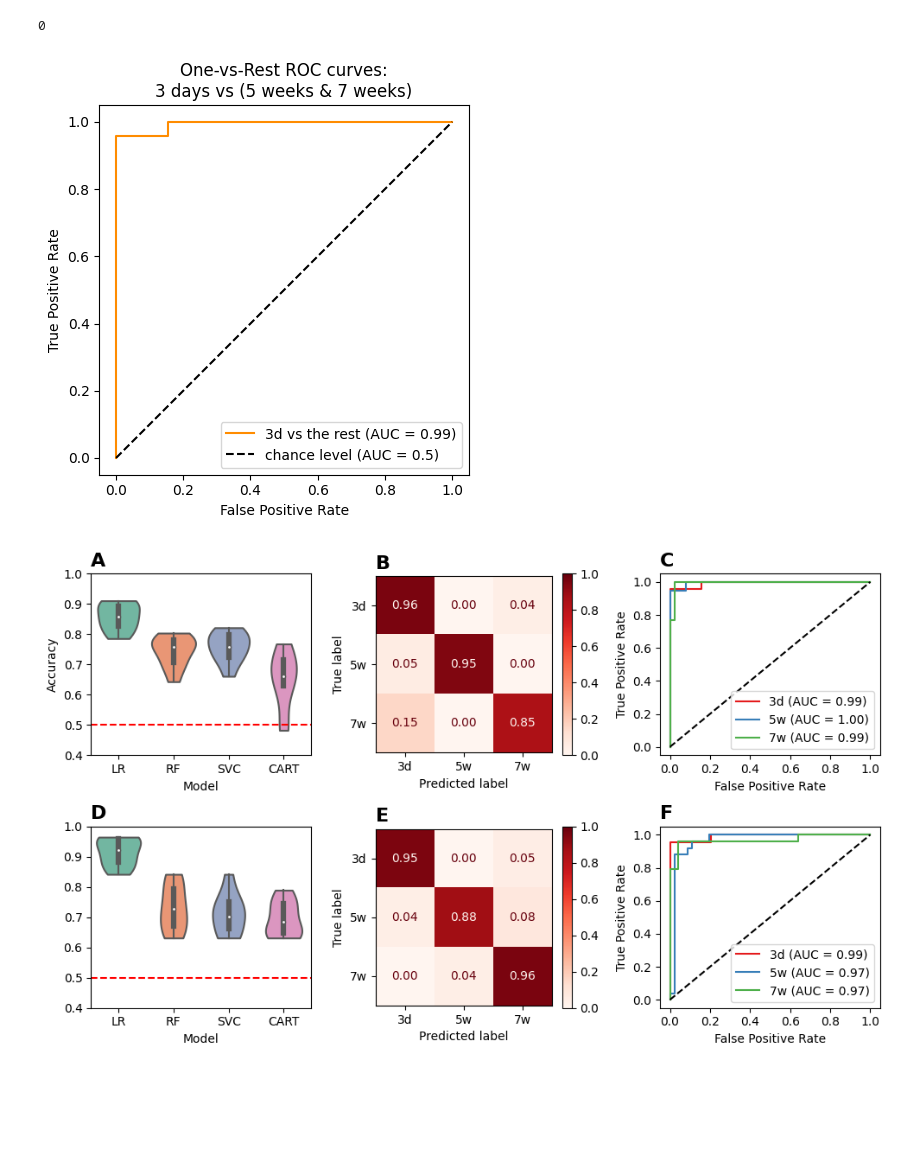
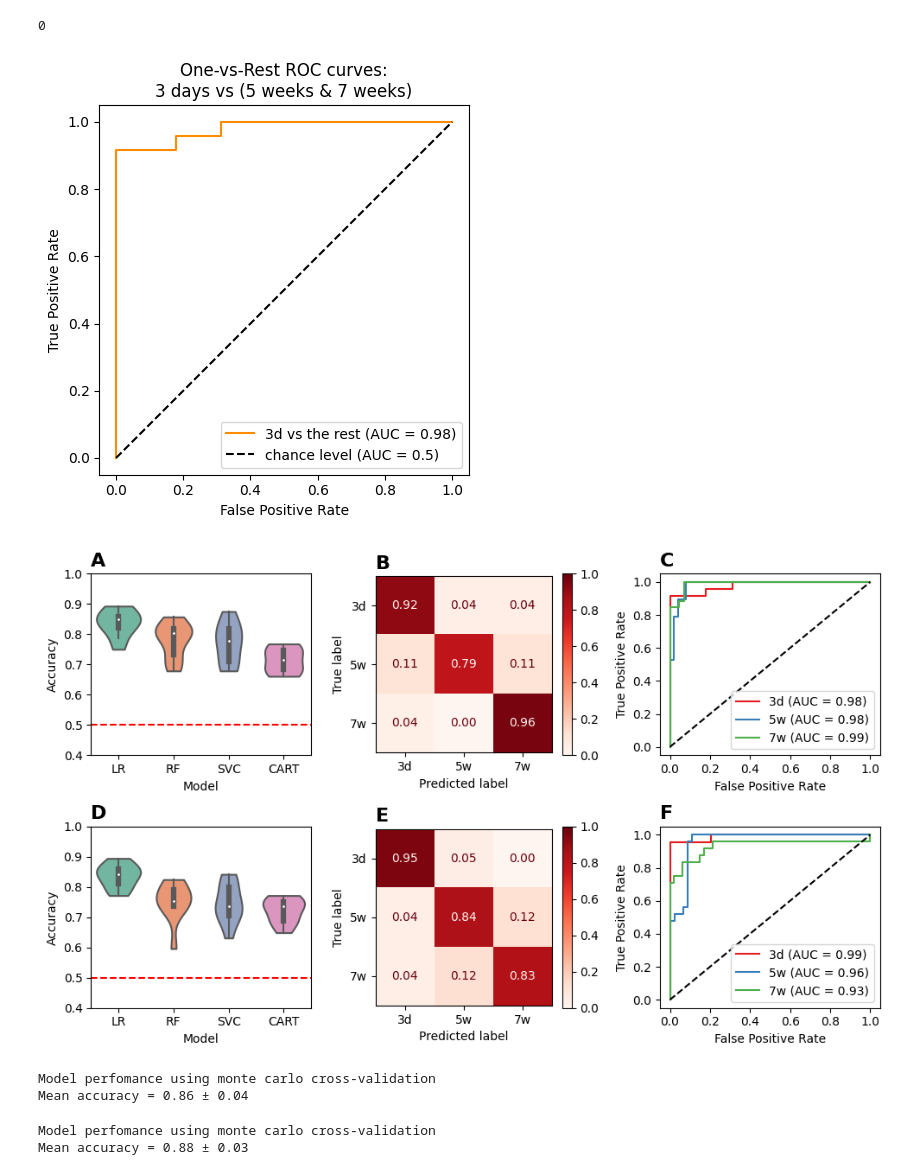
Before and after one commit to maurocolapso/Pazmino_TsetseMIRS_2023, a Jupyter notebook: notebooks/age_prediction.ipynb, the cells around one changed output. Drawn from its saved outputs; the diff is of its cells as text; code cells hidden in the pictures; blank space fills up the shorter version.

Commit message:
random tests

```diff
--- a/notebooks/age_prediction.ipynb
+++ b/notebooks/age_prediction.ipynb
@@ -144,8 +146,8 @@ plt.savefig("../results/plots/UMAP_Spectra_age.png", dpi=300)
 # %% [markdown]
 ## Age prediction females
 # %%
-X_thorax = tsetse_females_thorax.loc[:,"4000":"402"]
+X_thorax = tsetse_females_thorax.loc[:,"1750":"1400"]
 y_thorax = tsetse_females_thorax.loc[:,"Age"]
 
-X_head = tsetse_females_head.loc[:,"4000":"402"]
+X_head = tsetse_females_head.loc[:,"1750":"1400"]
 y_head = tsetse_females_head.loc[:,"Age"]
@@ -213,0 +220,5 @@ sn.violinplot(data=data_plot_head, x='param_clf',y='value', cut=0)
+# %%
+# model optimization
+
+# Head
+best_model_head = model_optimization(X_hd_train,y_hd_train)
@@ -213,0 +227,3 @@ sn.violinplot(data=data_plot_head, x='param_clf',y='value', cut=0)
+# %%
+# thorax
+best_mdoel_thorax = model_optimization(X_th_train, y_th_train)
@@ -214,8 +232,8 @@ sn.violinplot(data=data_plot_head, x='param_clf',y='value', cut=0)
 # %%
 # test head
 
-y_head_pred, y_head_prob, pipe_head = test_model(X_hd_train, X_hd_test, y_hd_train)
-y_thorax_pred, y_thorax_prob, pipe_thorax = test_model(X_th_train, X_th_test, y_th_train)
+y_head_pred, y_head_prob, pipe_head = test_model(X_hd_train, X_hd_test, y_hd_train, best_model_head)
+y_thorax_pred, y_thorax_prob, pipe_thorax = test_model(X_th_train, X_th_test, y_th_train, best_mdoel_thorax)
 # %%
 accuracy_head = accuracy_score(y_hd_test, y_head_pred)
 accuracy_thorax = accuracy_score(y_th_test, y_thorax_pred)
@@ -287,11 +305,12 @@ plt.title("One-vs-Rest ROC curves:\n3 days vs (5 weeks & 7 weeks)")
 plt.legend()
 plt.show()
 # %% [output]
-[figure, old version]
+[figure, new version]
 # %%
 n_classes=3
 target_names = ['3d','5w','7w']
 # %%
+sn.set_palette("Set2")
 fig, ((ax,ax2, ax5),(ax3,ax4, ax6)) = plt.subplots(2,3,figsize=(10,6))
 sn.violinplot(data=data_plot_head, x='param_clf',y='value',ax=ax, cut=0)
 sn.violinplot(data=data_plot_thorax, x='param_clf', y='value', cut=0,ax=ax3)
@@ -301,7 +320,7 @@ ax.set_ylim(0.4,1)
 ax3.set_ylim(0.4,1)
 ax.axhline(0.5, color='r',ls="--")
 ax3.axhline(0.5, color='r',ls="--")
-ax3.set_ylabel('')
+ax3.set_ylabel('Accuracy')
 ax3.set_xlabel("Model")
 
 
@@ -323,32 +342,44 @@ for class_id, color in zip(range(n_classes), colors):
 
 ax5.set_xlabel("False Positive Rate")
 ax5.set_ylabel("True Positive Rate")
 
 #colors = cycle(["aqua", "darkorange", "cornflowerblue"])
 for class_id, color in zip(range(n_classes), colors):
     RocCurveDisplay.from_predictions(
         y_onehot_th_test[:, class_id],
         y_thorax_prob[:, class_id],
         name=target_names[class_id],
         color=color,
         ax=ax6)
 
 ax6.plot([0, 1], [0, 1], "k--", label="chance level (AUC = 0.5)")
 ax5.plot([0, 1], [0, 1], "k--", label="chance level (AUC = 0.5)")
 
 ax6.set_xlabel("False Positive Rate")
 ax6.set_ylabel("True Positive Rate")
 
 sizeletters = 16
 ax.set_title("A", loc='left', weight='bold',size=sizeletters)
 ax2.set_title("B", loc='left', weight='bold', size=sizeletters)
 ax3.set_title("D", loc='left', weight='bold', size=sizeletters)
 ax4.set_title("E", loc='left', weight='bold', size=sizeletters)
 ax5.set_title("C", loc='left', weight='bold', size=sizeletters)
 ax6.set_title("F", loc='left', weight='bold', size=sizeletters)
 
 plt.tight_layout()
 
-plt.savefig("../results/plots/age_prediction.png", dpi=300)
+#plt.savefig("../results/plots/age_prediction.png", dpi=300)
 # %% [output]
-[figure, old version]
+[figure, new version]
+# %%
+# monte carlo cross validation
+
+accuracy_head_mc, a, b = montecarlo_crossvalidation(X_head, y_head, best_model_head, binary=False)
+# %% [output]
+Model perfomance using monte carlo cross-validation
+Mean accuracy = 0.86 ± 0.04
+# %%
+accuracy_thorax_mc, a, b = montecarlo_crossvalidation(X_thorax, y_thorax, best_mdoel_thorax, binary=False)
+# %% [output]
+Model perfomance using monte carlo cross-validation
+Mean accuracy = 0.88 ± 0.03
```
Also changed, not shown: parts of 11 cells of this notebook, 13 other files.
